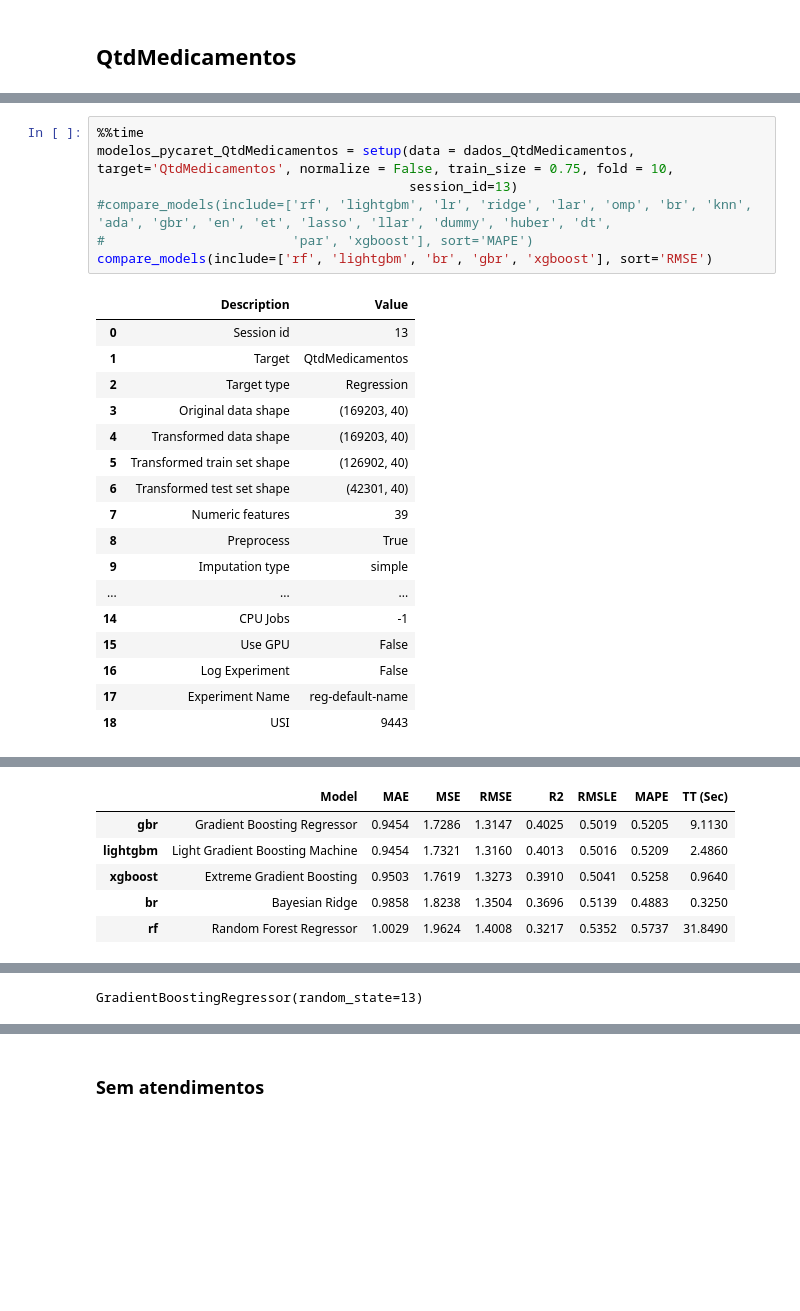
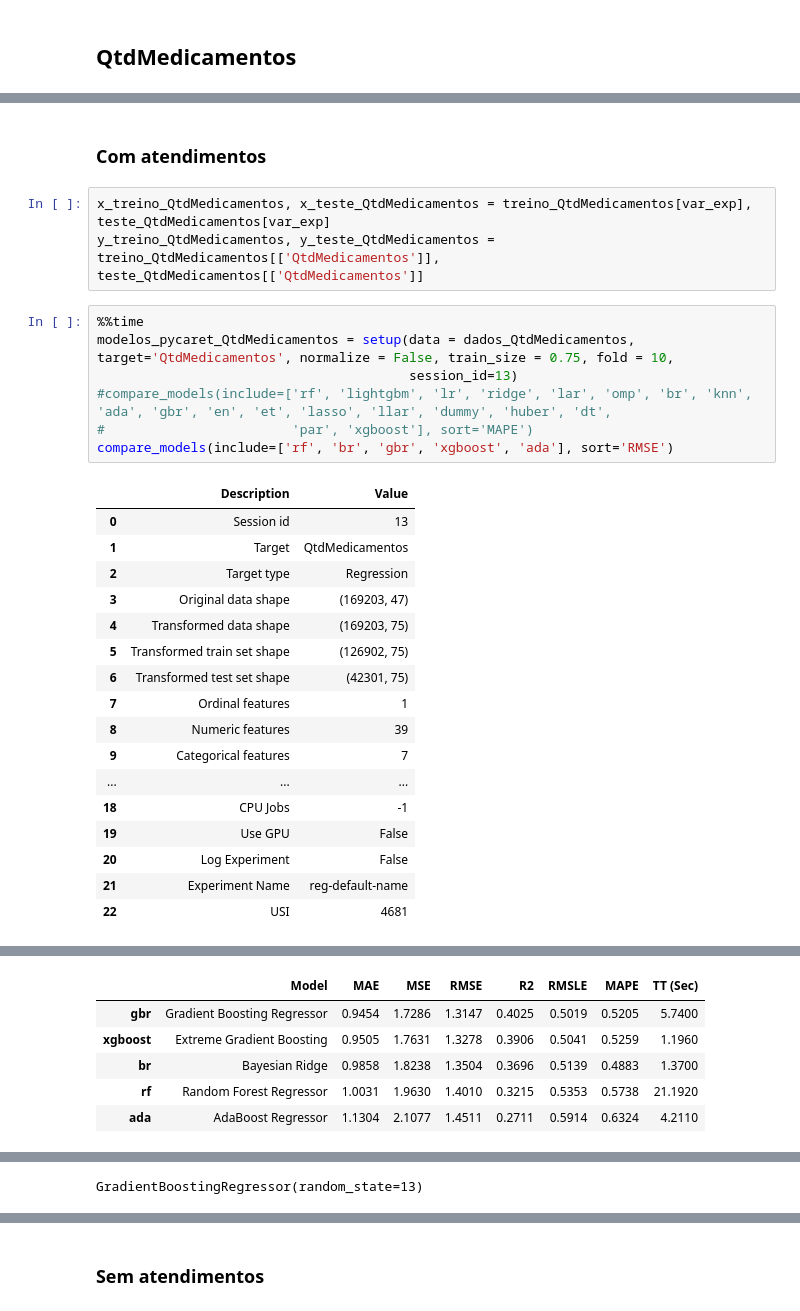
Before and after one commit to cesarmacieira/atendimentos-medicos, a Jupyter notebook: Script Trabalho Humberto.ipynb, the cells around one changed output, grey strips where cells are left out. Cells and saved outputs as stored; diff of their text form; blank space fills up the shorter version.

```diff
--- a/Script Trabalho Humberto.ipynb
+++ b/Script Trabalho Humberto.ipynb
@@ -262,33 +219,38 @@ y_teste_QtdMedicamentos = teste_QtdMedicamentos[['QtdMedicamentos']]
+# %% [markdown]
+### Com atendimentos
+# %%
+x_treino_QtdMedicamentos, x_teste_QtdMedicamentos = treino_QtdMedicamentos[var_exp], teste_QtdMedicamentos[var_exp]
+y_treino_QtdMedicamentos, y_teste_QtdMedicamentos = treino_QtdMedicamentos[['QtdMedicamentos']], teste_QtdMedicamentos[['QtdMedicamentos']]
 # %%
 %%time
 modelos_pycaret_QtdMedicamentos = setup(data = dados_QtdMedicamentos, target='QtdMedicamentos', normalize = False, train_size = 0.75, fold = 10,
                                         session_id=13)
 #compare_models(include=['rf', 'lightgbm', 'lr', 'ridge', 'lar', 'omp', 'br', 'knn', 'ada', 'gbr', 'en', 'et', 'lasso', 'llar', 'dummy', 'huber', 'dt',
 #                        'par', 'xgboost'], sort='MAPE')
-compare_models(include=['rf', 'lightgbm', 'br', 'gbr', 'xgboost'], sort='RMSE')
+compare_models(include=['rf', 'br', 'gbr', 'xgboost', 'ada'], sort='RMSE')
 # %% [output]
 |  | Description | Value |
 | 0 | Session id | 13 |
 | 1 | Target | QtdMedicamentos |
 | 2 | Target type | Regression |
-| 3 | Original data shape | (169203, 40) |
-| 4 | Transformed data shape | (169203, 40) |
-| 5 | Transformed train set shape | (126902, 40) |
-| 6 | Transformed test set shape | (42301, 40) |
-| 7 | Numeric features | 39 |
-| 8 | Preprocess | True |
-| 9 | Imputation type | simple |
+| 3 | Original data shape | (169203, 47) |
+| 4 | Transformed data shape | (169203, 75) |
+| 5 | Transformed train set shape | (126902, 75) |
+| 6 | Transformed test set shape | (42301, 75) |
+| 7 | Ordinal features | 1 |
+| 8 | Numeric features | 39 |
+| 9 | Categorical features | 7 |
 | ... | ... | ... |
-| 14 | CPU Jobs | -1 |
-| 15 | Use GPU | False |
-| 16 | Log Experiment | False |
-| 17 | Experiment Name | reg-default-name |
-| 18 | USI | 9443 |
+| 18 | CPU Jobs | -1 |
+| 19 | Use GPU | False |
+| 20 | Log Experiment | False |
+| 21 | Experiment Name | reg-default-name |
+| 22 | USI | 4681 |
 [interactive output not drawn]
 |  | Model | MAE | MSE | RMSE | R2 | RMSLE | MAPE | TT (Sec) |
-| gbr | Gradient Boosting Regressor | 0.9454 | 1.7286 | 1.3147 | 0.4025 | 0.5019 | 0.5205 | 9.1130 |
-| lightgbm | Light Gradient Boosting Machine | 0.9454 | 1.7321 | 1.3160 | 0.4013 | 0.5016 | 0.5209 | 2.4860 |
-| xgboost | Extreme Gradient Boosting | 0.9503 | 1.7619 | 1.3273 | 0.3910 | 0.5041 | 0.5258 | 0.9640 |
-| br | Bayesian Ridge | 0.9858 | 1.8238 | 1.3504 | 0.3696 | 0.5139 | 0.4883 | 0.3250 |
-| rf | Random Forest Regressor | 1.0029 | 1.9624 | 1.4008 | 0.3217 | 0.5352 | 0.5737 | 31.8490 |
+| gbr | Gradient Boosting Regressor | 0.9454 | 1.7286 | 1.3147 | 0.4025 | 0.5019 | 0.5205 | 5.7400 |
+| xgboost | Extreme Gradient Boosting | 0.9505 | 1.7631 | 1.3278 | 0.3906 | 0.5041 | 0.5259 | 1.1960 |
+| br | Bayesian Ridge | 0.9858 | 1.8238 | 1.3504 | 0.3696 | 0.5139 | 0.4883 | 1.3700 |
+| rf | Random Forest Regressor | 1.0031 | 1.9630 | 1.4010 | 0.3215 | 0.5353 | 0.5738 | 21.1920 |
+| ada | AdaBoost Regressor | 1.1304 | 2.1077 | 1.4511 | 0.2711 | 0.5914 | 0.6324 | 4.2110 |
 [interactive output not drawn]
```
Also changed, not shown: parts of 73 cells of this notebook, 2 other files.
